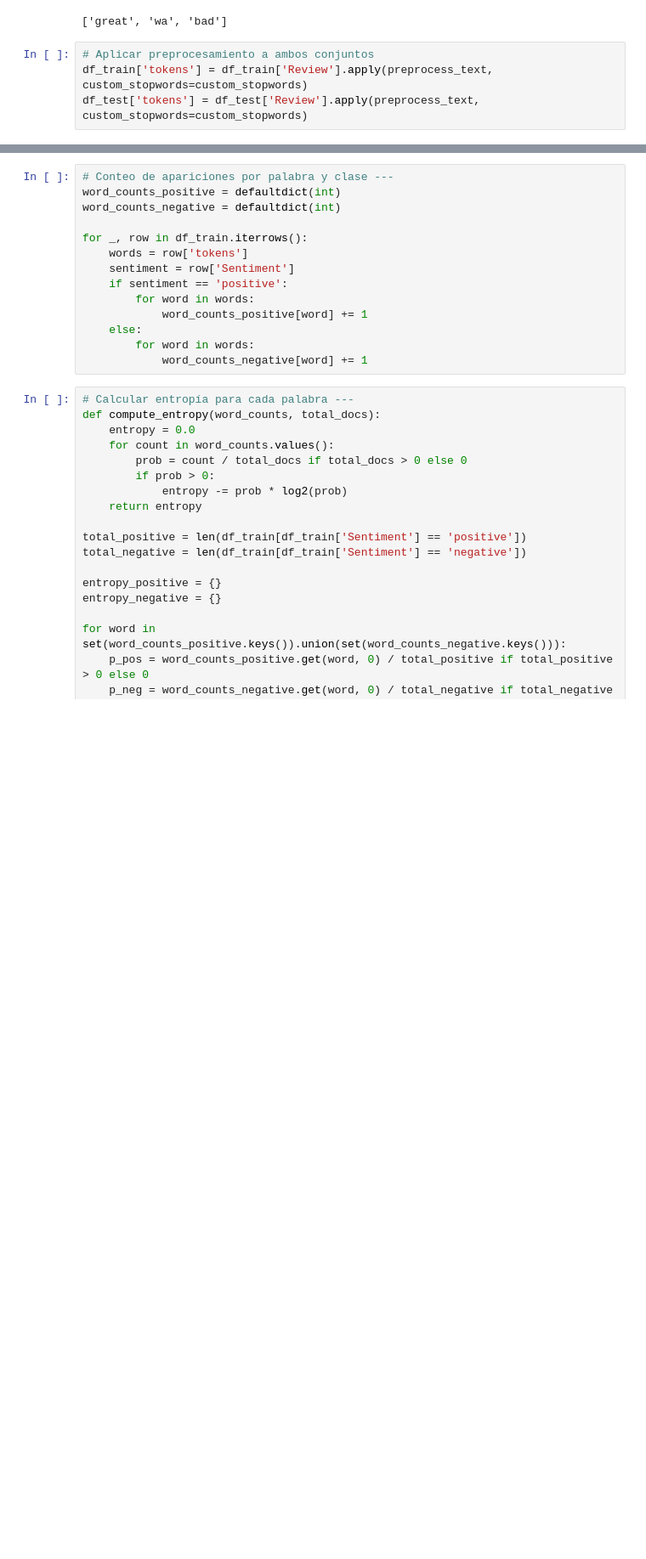
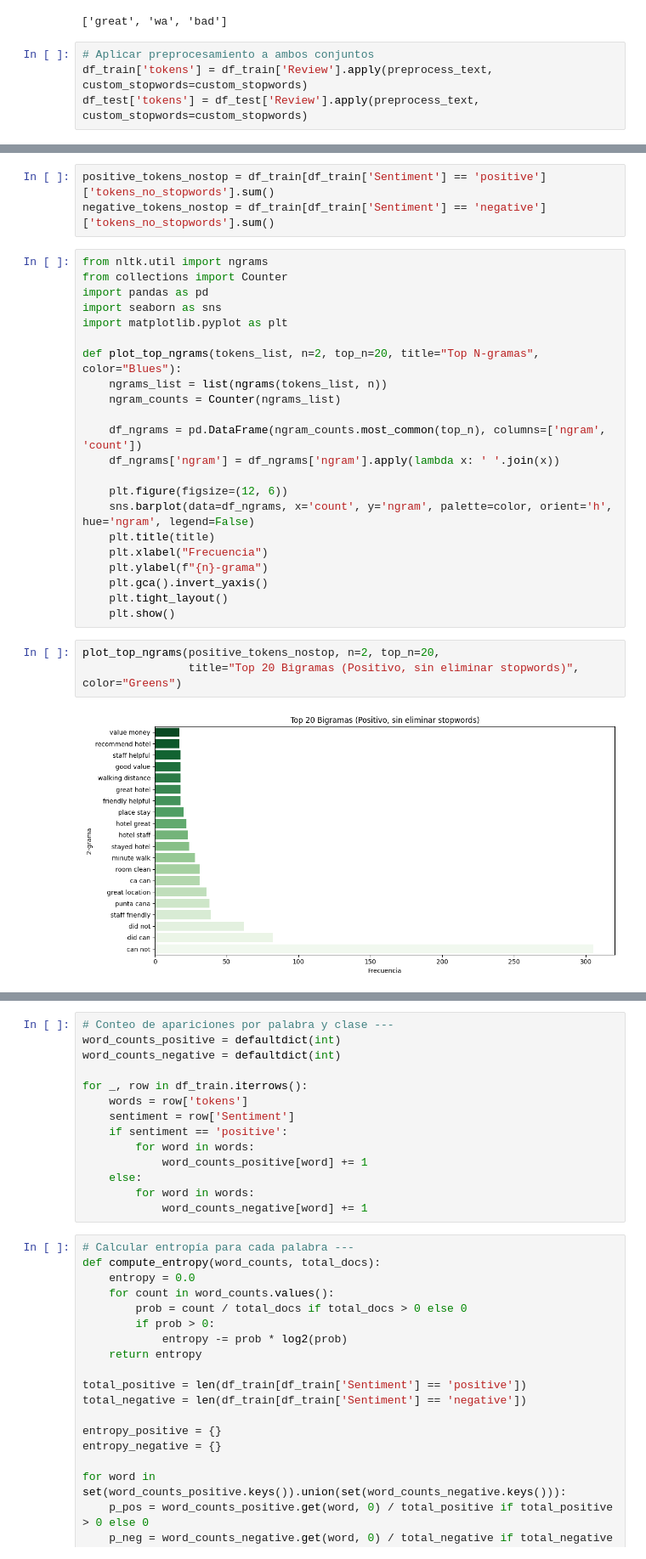
Before and after one commit to jeliaslm/Entropy, a Jupyter notebook: nuevo.ipynb, the cells around one changed output, grey strips where cells are left out. Shown at 85% size. Cells and saved outputs as stored; diff of their text form; blank space fills up the shorter version.

```diff
--- a/nuevo.ipynb
+++ b/nuevo.ipynb
@@ -130,0 +199,30 @@ df_test['tokens'] = df_test['Review'].apply(preprocess_text, custom_stopwords=cu
+# %%
+positive_tokens_nostop = df_train[df_train['Sentiment'] == 'positive']['tokens_no_stopwords'].sum()
+negative_tokens_nostop = df_train[df_train['Sentiment'] == 'negative']['tokens_no_stopwords'].sum()
+# %%
+from nltk.util import ngrams
+from collections import Counter
+import pandas as pd
+import seaborn as sns
+import matplotlib.pyplot as plt
+
+def plot_top_ngrams(tokens_list, n=2, top_n=20, title="Top N-gramas", color="Blues"):
+    ngrams_list = list(ngrams(tokens_list, n))
+    ngram_counts = Counter(ngrams_list)
+
+    df_ngrams = pd.DataFrame(ngram_counts.most_common(top_n), columns=['ngram', 'count'])
+    df_ngrams['ngram'] = df_ngrams['ngram'].apply(lambda x: ' '.join(x))
+
+    plt.figure(figsize=(12, 6))
+    sns.barplot(data=df_ngrams, x='count', y='ngram', palette=color, orient='h', hue='ngram', legend=False)
+    plt.title(title)
+    plt.xlabel("Frecuencia")
+    plt.ylabel(f"{n}-grama")
+    plt.gca().invert_yaxis()
+    plt.tight_layout()
+    plt.show()
+# %%
+plot_top_ngrams(positive_tokens_nostop, n=2, top_n=20,
+                title="Top 20 Bigramas (Positivo, sin eliminar stopwords)", color="Greens")
+# %% [output]
+[figure, added]
```
Also changed, not shown: parts of 26 cells of this notebook.
